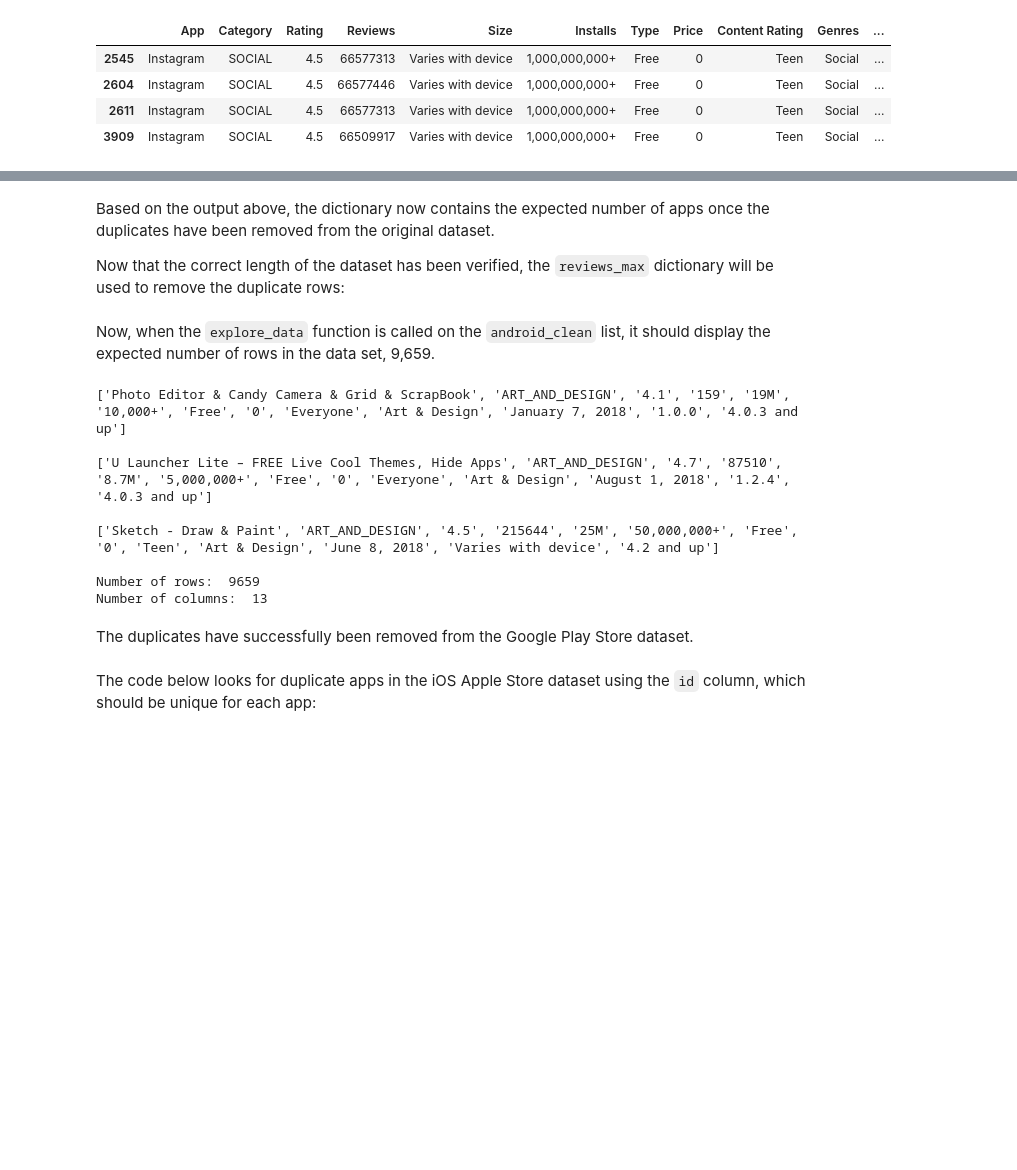
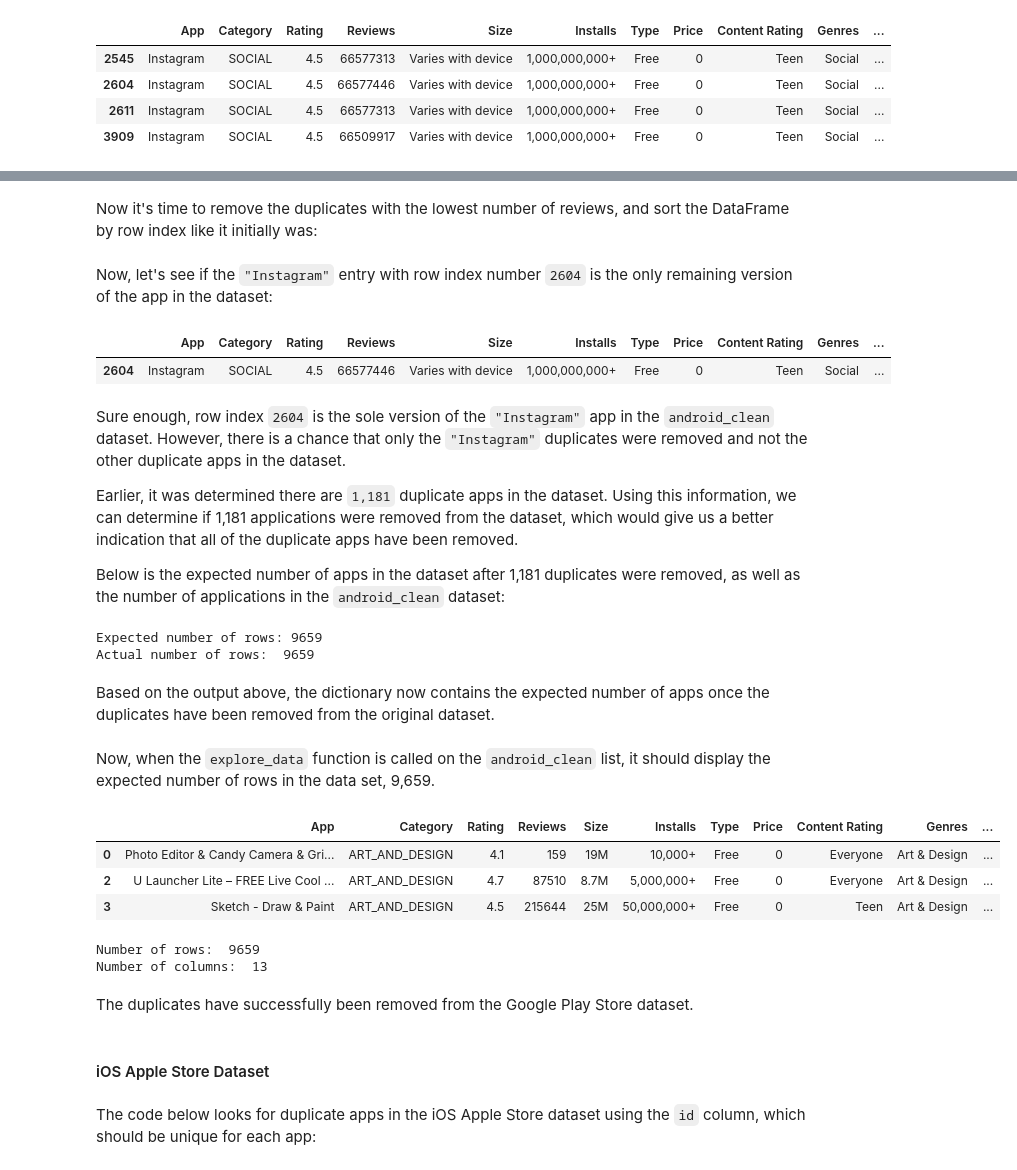
Before and after one commit to xjwllmsx/profitable-app-profiles, a Jupyter notebook: notebook/analysis.ipynb, the cells around one changed output, grey strips where cells are left out. Saved outputs shown, nothing was run; the diff lists cells and outputs as text; code cells hidden in the pictures; blank space fills up the shorter version.

```diff
--- a/notebook/analysis.ipynb
+++ b/notebook/analysis.ipynb
@@ -207,37 +211,50 @@ Actual length: 9659
+# %%
+# Sort the Google Play Store dataset by App name and Number of Reviews in descending order, mark all duplicates as 'True' and save in a Boolean Series
+android_sorted_by_reviews = android.sort_values(by=["App", "Reviews"], ascending=False).duplicated(subset='App')
+# %% [markdown]
+Now it's time to remove the duplicates with the lowest number of reviews, and sort the DataFrame by row index like it initially was:
+# %%
+# Remove all duplicate apps except the one with the highest number of reviews, and sort the DataFrame by the row index
+android_clean = android.loc[~android_sorted_by_reviews].sort_index()
+# %% [markdown]
+Now, let's see if the `"Instagram"` entry with row index number `2604` is the only remaining version of the app in the dataset:
+# %%
+# Find all rows in android_clean with "Instagram" as the value in the "App" column
+android_clean[android_clean["App"] == "Instagram"]
+# %% [output]
+|  | App | Category | Rating | Reviews | Size | Installs | Type | Price | Content Rating | Genres | ... |
+| 2604 | Instagram | SOCIAL | 4.5 | 66577446 | Varies with device | 1,000,000,000+ | Free | 0 | Teen | Social | ... |
+# %% [markdown]
+Sure enough, row index `2604` is the sole version of the `"Instagram"` app in the `android_clean` dataset. However, there is a chance that only the `"Instagram"` duplicates were removed and not the other duplicate apps in the dataset.
+
+Earlier, it was determined there are `1,181` duplicate apps in the dataset. Using this information, we can determine if 1,181 applications were removed from the dataset, which would give us a better indication that all of the duplicate apps have been removed.
+
+Below is the expected number of apps in the dataset after 1,181 duplicates were removed, as well as the number of applications in the `android_clean` dataset:
+# %%
+# Expected number of rows in the dataset after duplicates have been removed
+print("Expected number of rows:", android.shape[0] - android_duplicates.shape[0])
+
+# Number of rows in the android_clean dataset
+print("Actual number of rows: ", android_clean.shape[0])
+# %% [output]
+Expected number of rows: 9659
+Actual number of rows:  9659
 # %% [markdown]
 Based on the output above, the dictionary now contains the expected number of apps once the duplicates have been removed from the original dataset.
-
-Now that the correct length of the dataset has been verified, the `reviews_max` dictionary will be used to remove the duplicate rows:
-# %%
-# An empty list to store the clean data
-android_clean = []
-# An empty list to store the names of apps already added to android_clean
-already_added = []
-
-# Iterate through the Google Play Store dataset
-for app in android:
-    # Store app name to a variable
-    name = app[0]
-    # Store app rating into a variable as a float data type
-    n_reviews = float(app[3])
-    # Compare n_reviews with the value in reviews_max for the same app. Add the app's data into the android_clean list if it hasn't been added already
-    if (n_reviews == reviews_max[name]) and (name not in already_added):
-        android_clean.append(app)
-        already_added.append(name)
 # %% [markdown]
 Now, when the `explore_data` function is called on the `android_clean` list, it should display the expected number of rows in the data set, 9,659.
 # %%
-explore_data(android_clean, 0, 3, True)
+explore_data(android_clean, 3, True)
 # %% [output]
+|  | App | Category | Rating | Reviews | Size | Installs | Type | Price | Content Rating | Genres | ... |
+| 0 | Photo Editor & Candy Camera & Gri... | ART_AND_DESIGN | 4.1 | 159 | 19M | 10,000+ | Free | 0 | Everyone | Art & Design | ... |
+| 2 | U Launcher Lite – FREE Live Cool ... | ART_AND_DESIGN | 4.7 | 87510 | 8.7M | 5,000,000+ | Free | 0 | Everyone | Art & Design | ... |
+| 3 | Sketch - Draw & Paint | ART_AND_DESIGN | 4.5 | 215644 | 25M | 50,000,000+ | Free | 0 | Teen | Art & Design | ... |
-['Photo Editor & Candy Camera & Grid & ScrapBook', 'ART_AND_DESIGN', '4.1', '159', '19M', '10,000+', 'Free', '0', 'Everyone', 'Art & Design', 'January 7, 2018', '1.0.0', '4.0.3 and up']
-
-['U Launcher Lite – FREE Live Cool Themes, Hide Apps', 'ART_AND_DESIGN', '4.7', '87510', '8.7M', '5,000,000+', 'Free', '0', 'Everyone', 'Art & Design', 'August 1, 2018', '1.2.4', '4.0.3 and up']
-
-['Sketch - Draw & Paint', 'ART_AND_DESIGN', '4.5', '215644', '25M', '50,000,000+', 'Free', '0', 'Teen', 'Art & Design', 'June 8, 2018', 'Varies with device', '4.2 and up']
-
 Number of rows:  9659
 Number of columns:  13
 # %% [markdown]
 The duplicates have successfully been removed from the Google Play Store dataset.
+# %% [markdown]
+#### iOS Apple Store Dataset
 # %% [markdown]
 The code below looks for duplicate apps in the iOS Apple Store dataset using the `id` column, which should be unique for each app:
```
Also changed, not shown: parts of 17 cells of this notebook.
